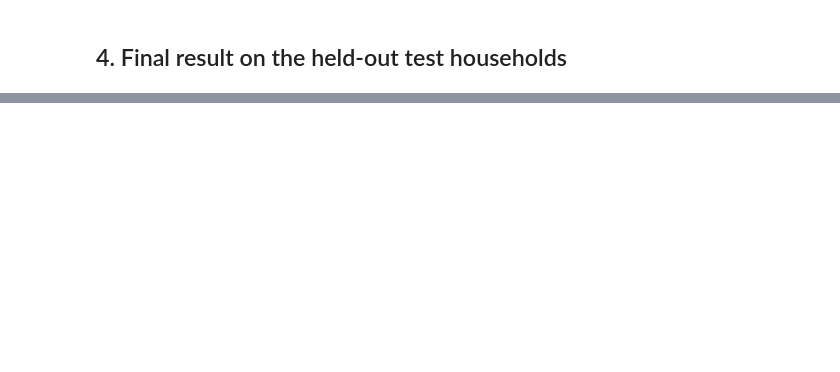
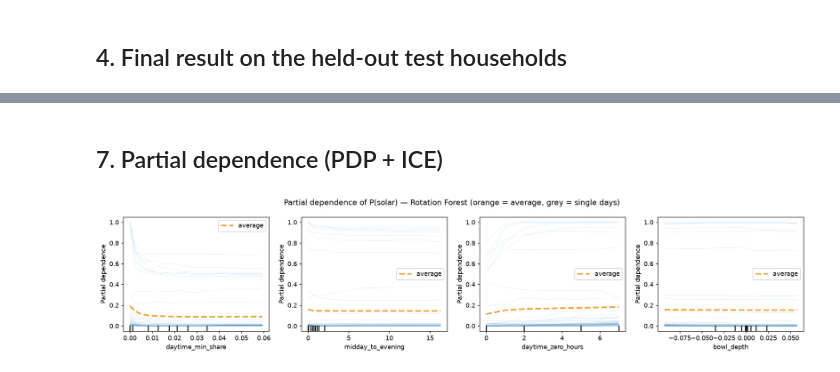
Before and after one commit to virangalh26/enasamble-model, a Jupyter notebook: notebooks/02_modelling_and_explainability.ipynb, the cells around one changed output, grey strips where cells are left out. Drawn from its saved outputs; the diff is of its cells as text; code cells hidden in the pictures; blank space fills up the shorter version.

```diff
--- a/notebooks/02_modelling_and_explainability.ipynb
+++ b/notebooks/02_modelling_and_explainability.ipynb
@@ -252,0 +187,6 @@ the same low midday share is stronger evidence of solar in a high-consumption ho
+# %% [markdown]
+## 7. Partial dependence (PDP + ICE)
+# %%
+display(Image(f"{R}/explain/pdp.png"))
+# %% [output]
+[figure, added]
```
Also changed, not shown: parts of 47 cells of this notebook, 54 other files.
